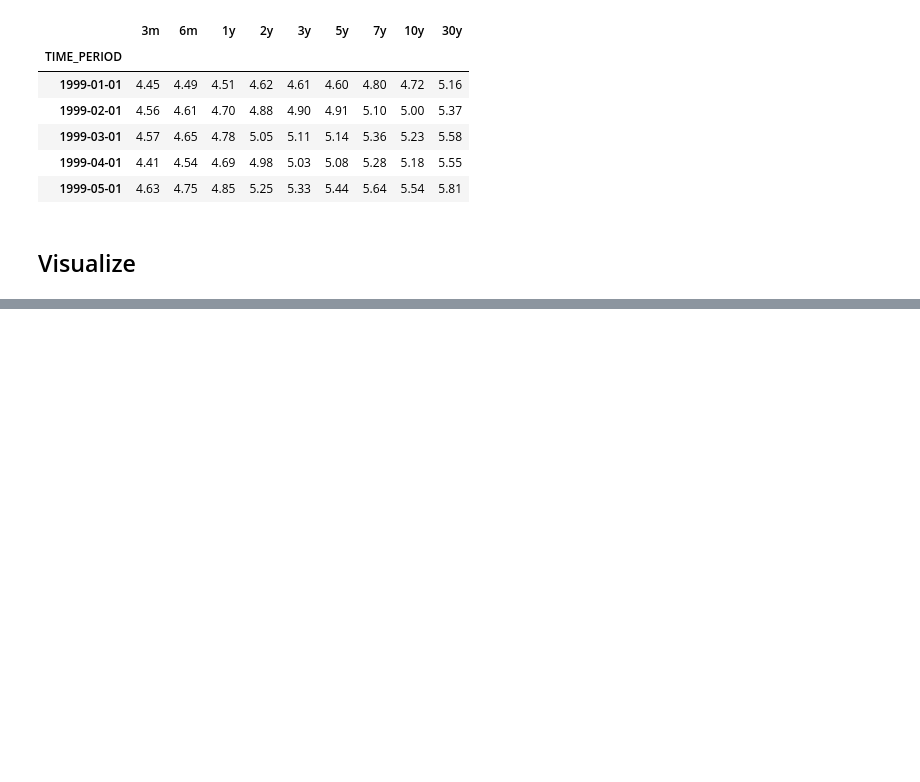
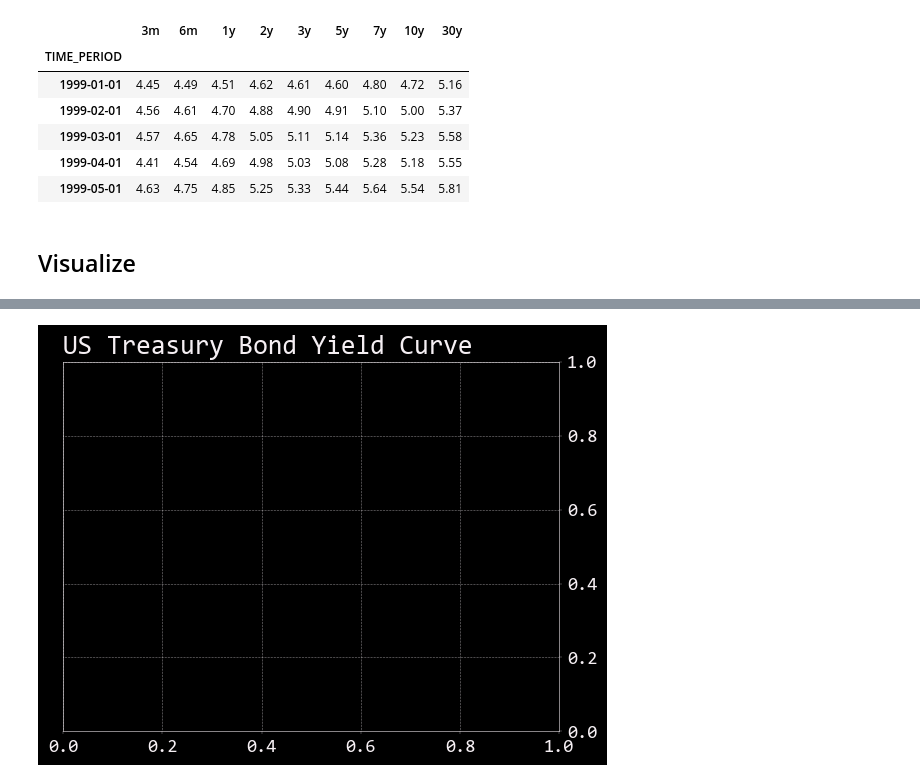
Before and after one commit to akaigraham/practical-deep-learning, a Jupyter notebook: yield-curve-viz/yield-curve.ipynb, the cells around one changed output, grey strips where cells are left out. Drawn from its saved outputs; the diff is of its cells as text; code cells hidden in the pictures; blank space fills up the shorter version.

```diff
--- a/yield-curve-viz/yield-curve.ipynb
+++ b/yield-curve-viz/yield-curve.ipynb
@@ -71,0 +72,27 @@ Text(0.5, 0, 'Time to maturity')
+# %%
+# create animated plot
+def init_func():
+    line.set_data([],[])
+    plt.title('US Treasury Bond Yield Curve')
+    return line,
+
+def animate(i):
+    x = range(0, len(maturities))
+    y = data[maturities].iloc[i]
+    dt_ = data.index[i].strftime("%Y-%m-%d")
+
+    if data.inverted.iloc[i]:
+        line.set_color('r')
+    else:
+        line.set_color('y')
+    line.set_data(x,y)
+    plt.title(f'US Treasure Bond Yield Curve ({dt_})')
+    return line,
+
+ani = animation.FuncAnimation(
+    fig, animate, init_func=init_func,
+    frames=len(data.index), interval=5,
+    blit=True
+)
+# %% [output]
+[figure, added]
```
Also changed, not shown: parts of 1 cell of this notebook.
